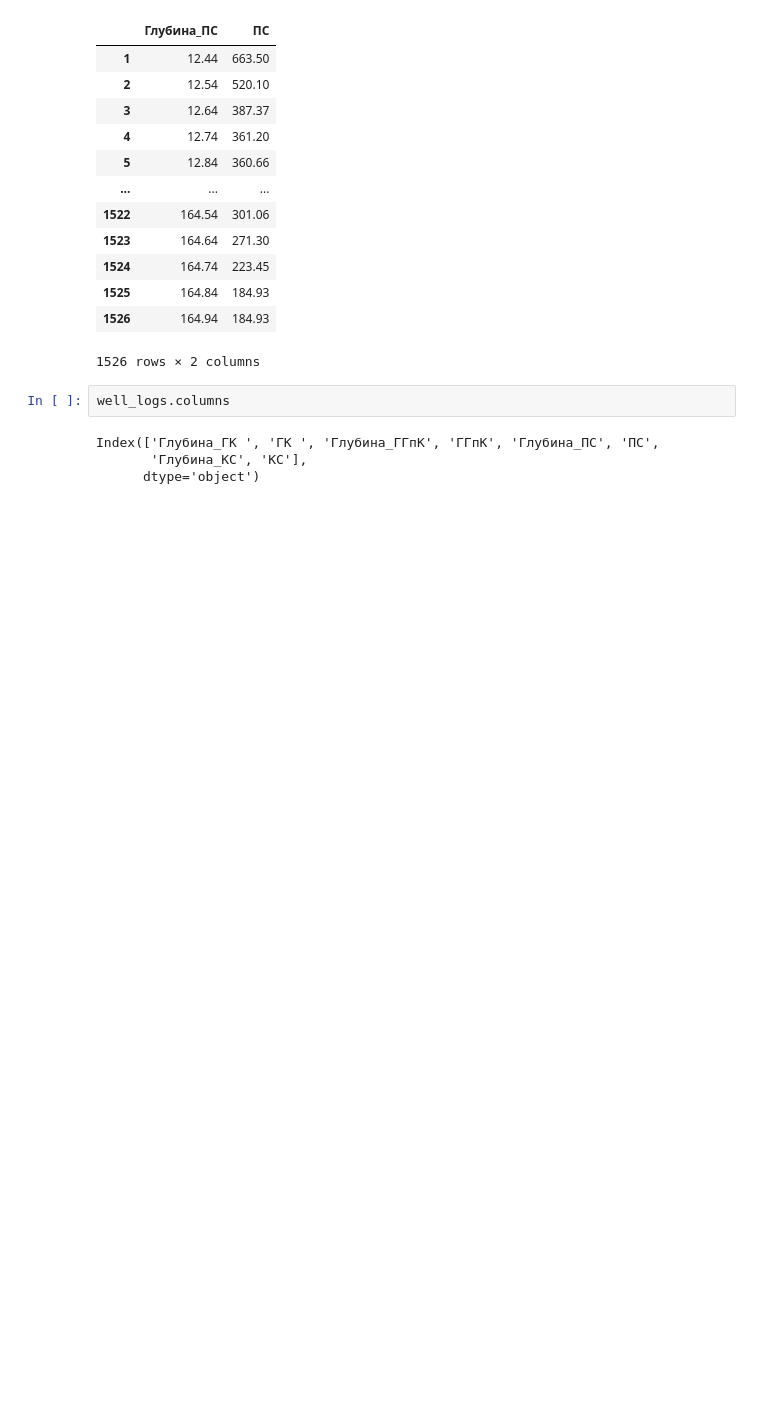
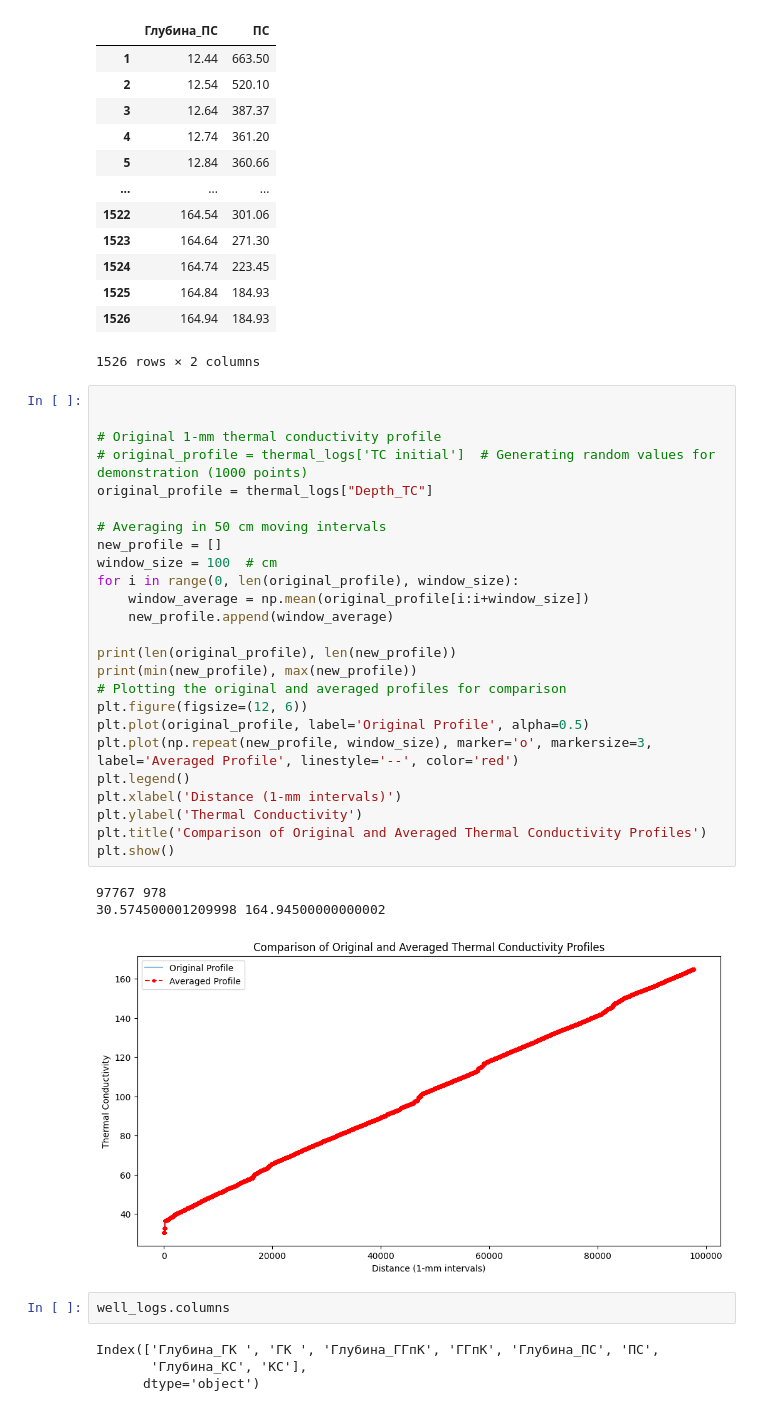
Before and after one commit to MariiaKalinina/R, a Jupyter notebook: Rosatom_new_version.ipynb, the cells around one changed output. Cells and saved outputs as stored; diff of their text form; blank space fills up the shorter version.

```diff
--- a/Rosatom_new_version.ipynb
+++ b/Rosatom_new_version.ipynb
@@ -485,6 +559,35 @@ filtered_df_3
 | 1525 | 164.84 | 184.93 |
 | 1526 | 164.94 | 184.93 |
 1526 rows × 2 columns
+# %%
+
+
+# Original 1-mm thermal conductivity profile
+# original_profile = thermal_logs['TC initial']  # Generating random values for demonstration (1000 points)
+original_profile = thermal_logs["Depth_TC"]
+
+# Averaging in 50 cm moving intervals
+new_profile = []
+window_size = 100  # cm
+for i in range(0, len(original_profile), window_size):
+    window_average = np.mean(original_profile[i:i+window_size])
+    new_profile.append(window_average)
+
+print(len(original_profile), len(new_profile))
+print(min(new_profile), max(new_profile))
+# Plotting the original and averaged profiles for comparison
+plt.figure(figsize=(12, 6))
+plt.plot(original_profile, label='Original Profile', alpha=0.5)
+plt.plot(np.repeat(new_profile, window_size), marker='o', markersize=3, label='Averaged Profile', linestyle='--', color='red')
+plt.legend()
+plt.xlabel('Distance (1-mm intervals)')
+plt.ylabel('Thermal Conductivity')
+plt.title('Comparison of Original and Averaged Thermal Conductivity Profiles')
+plt.show()
+# %% [output]
+97767 978
+30.574500001209998 164.94500000000002
+[figure, added]
 # %%
 well_logs.columns
 # %% [output]
```
Also changed, not shown: parts of 14 cells of this notebook.
